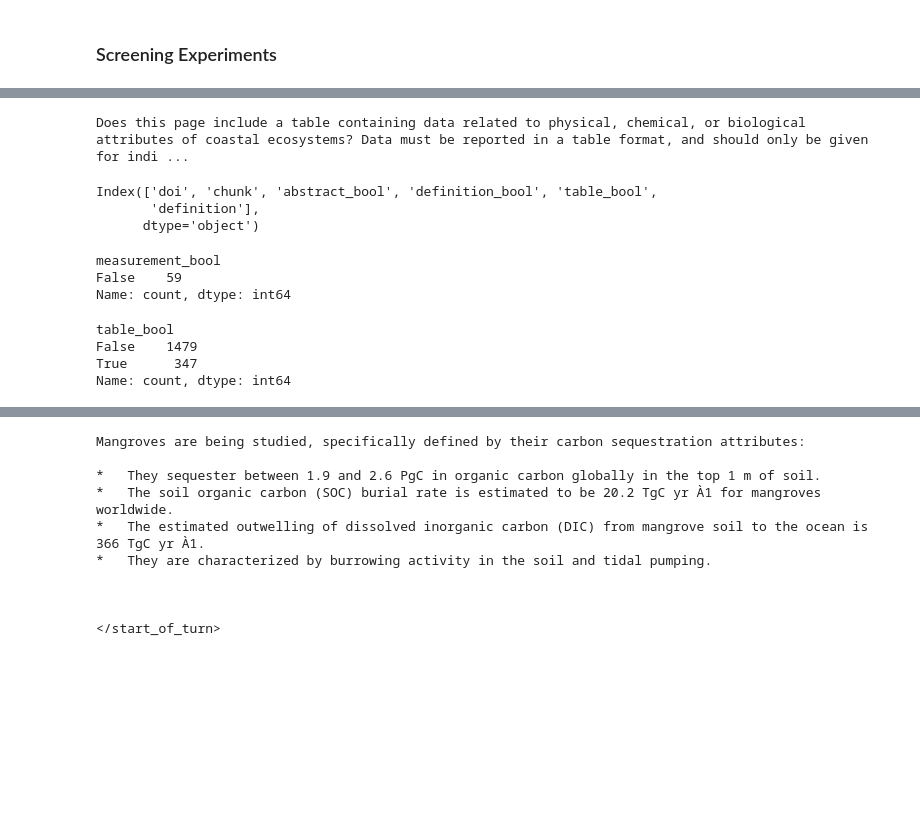
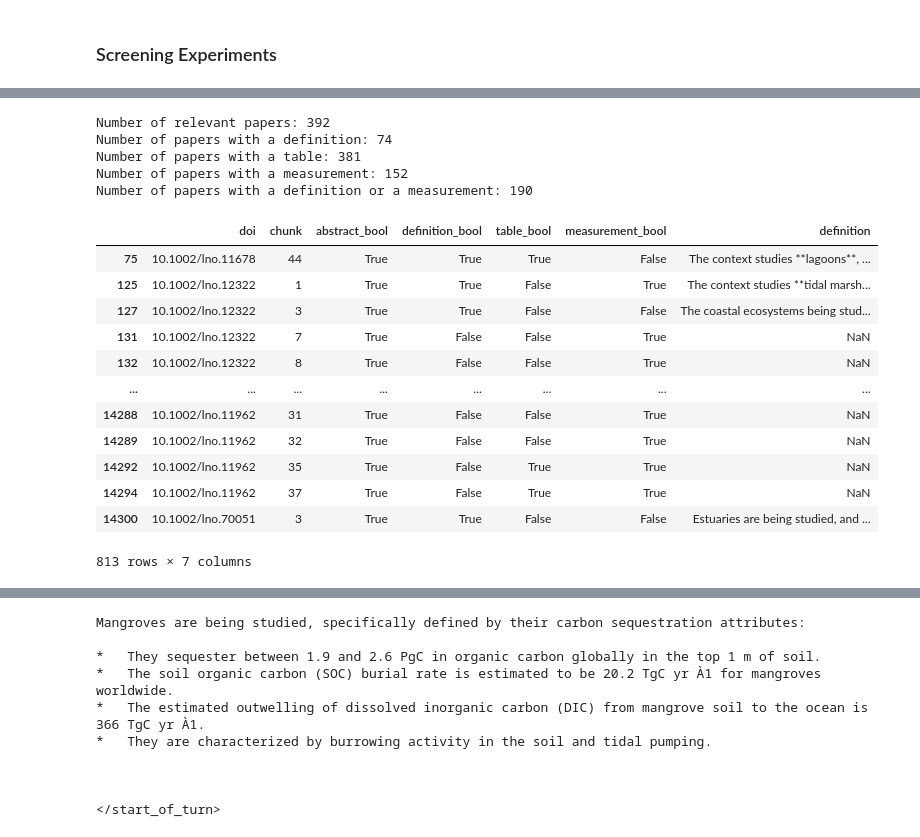
Before and after one commit to kevinqnb/systematic-review, a Jupyter notebook: examples/results.ipynb, the cells around one changed output, grey strips where cells are left out. Cells and saved outputs as stored; diff of their text form; code cells hidden in the pictures; blank space fills up the shorter version.

```diff
--- a/examples/results.ipynb
+++ b/examples/results.ipynb
@@ -137,32 +29,42 @@ Name: count, dtype: int64
-# %%
-query = (
-    "Does this page include a table containing data related to "
-    "physical, chemical, or biological attributes of coastal ecosystems? "
-    "Data must be reported in a table format, and should only be given for individually "
-    "studied ecosystems, instead of aggregate statistics for groups of ecosystems. "
-    "Examples include but are not limited to water depth, temperature, or pH."
-    "Coastal ecosystems may include but are not limited to intertidal zones, estuaries, "
-    "lagoons, reefs, magroves, marshes, segagrass meadows, kelp forests, and coastal wetlands."
-)
-print(query)
-# %% [output]
-Does this page include a table containing data related to physical, chemical, or biological attributes of coastal ecosystems? Data must be reported in a table format, and should only be given for indi ...
-# %%
-df.columns
-# %% [output]
-Index(['doi', 'chunk', 'abstract_bool', 'definition_bool', 'table_bool',
-       'definition'],
-      dtype='object')
-# %%
-df.measurement_bool.value_counts()
-# %% [output]
-measurement_bool
-False    59
-Name: count, dtype: int64
-# %%
-df.table_bool.value_counts()
-# %% [output]
-table_bool
-False    1479
-True      347
-Name: count, dtype: int64
+# %%
+# At least one of the relevant columns is True
+relevant = df.loc[df['definition_bool'] | df['table_bool'] | df['measurement_bool']]
+print(f"Number of relevant papers: {len(relevant.doi.value_counts())}")
+
+# Papers with a definition
+definitions = df.loc[df['definition_bool'] == True]
+print(f"Number of papers with a definition: {len(definitions.doi.value_counts())}")
+
+# Papers with a table
+tables = df.loc[df['table_bool'] == True]
+print(f"Number of papers with a table: {len(tables.doi.value_counts())}")
+
+# Papers with a measurement
+measurements = df.loc[df['measurement_bool'] == True]
+print(f"Number of papers with a measurement: {len(measurements.doi.value_counts())}")
+
+# Papers with a measurement or a definition
+definitions_or_measurements = df.loc[df['definition_bool'] | df['measurement_bool']]
+print(f"Number of papers with a definition or a measurement: {len(definitions_or_measurements.doi.value_counts())}")
+# %% [output]
+Number of relevant papers: 392
+Number of papers with a definition: 74
+Number of papers with a table: 381
+Number of papers with a measurement: 152
+Number of papers with a definition or a measurement: 190
+# %%
+definitions_or_measurements
+# %% [output]
+|  | doi | chunk | abstract_bool | definition_bool | table_bool | measurement_bool | definition |
+| 75 | 10.1002/lno.11678 | 44 | True | True | True | False | The context studies **lagoons**, ... |
+| 125 | 10.1002/lno.12322 | 1 | True | True | False | True | The context studies **tidal marsh... |
+| 127 | 10.1002/lno.12322 | 3 | True | True | False | False | The coastal ecosystems being stud... |
+| 131 | 10.1002/lno.12322 | 7 | True | False | False | True | NaN |
+| 132 | 10.1002/lno.12322 | 8 | True | False | False | True | NaN |
+| ... | ... | ... | ... | ... | ... | ... | ... |
+| 14288 | 10.1002/lno.11962 | 31 | True | False | False | True | NaN |
+| 14289 | 10.1002/lno.11962 | 32 | True | False | False | True | NaN |
+| 14292 | 10.1002/lno.11962 | 35 | True | False | True | True | NaN |
+| 14294 | 10.1002/lno.11962 | 37 | True | False | True | True | NaN |
+| 14300 | 10.1002/lno.70051 | 3 | True | True | False | False | Estuaries are being studied, and ... |
+813 rows × 7 columns
```
Also changed, not shown: parts of 21 cells of this notebook, 7 other files.
